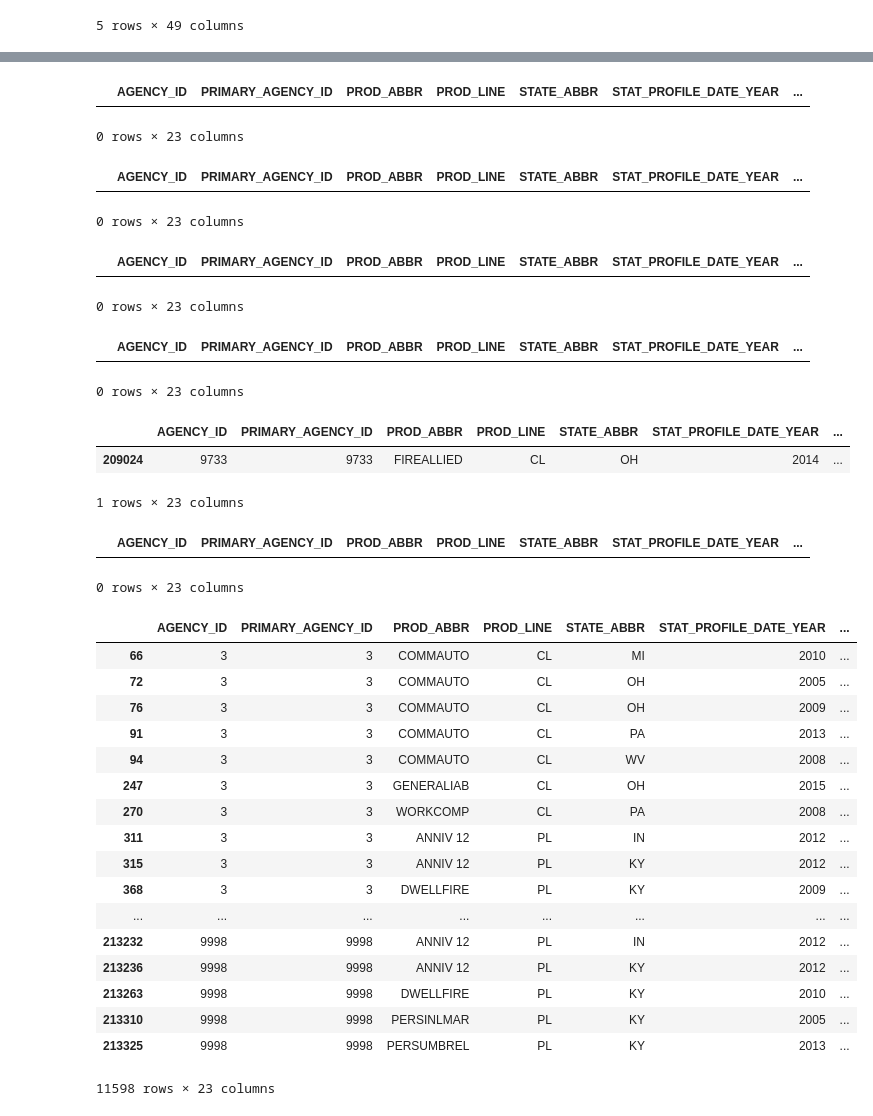
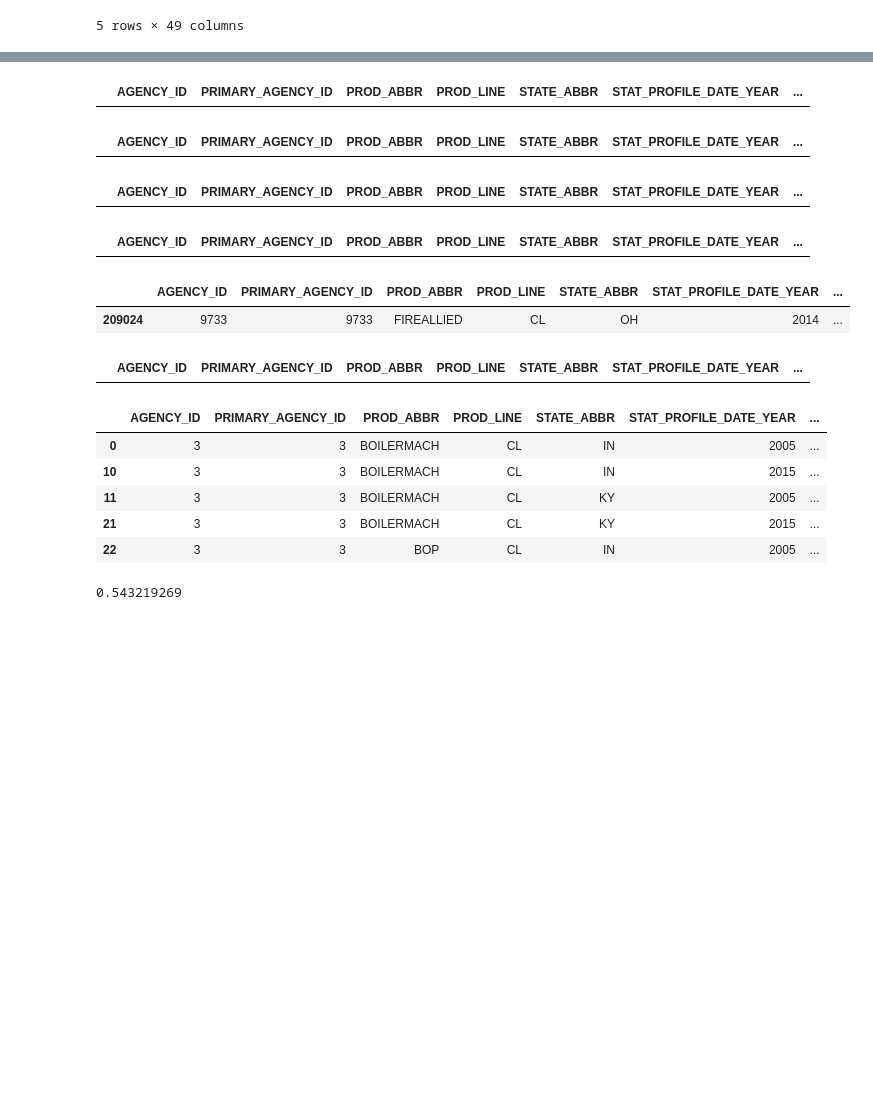
Before and after one commit to brownvarghese/Insurance-Agency-Performance-Analysis, a Jupyter notebook: Data cleaning & transformation/Datatransformation notebook.ipynb, the cells around one changed output, grey strips where cells are left out. Drawn from its saved outputs; the diff is of its cells as text; code cells hidden in the pictures; blank space fills up the shorter version.

```diff
--- a/Data cleaning & transformation/Datatransformation notebook.ipynb
+++ b/Data cleaning & transformation/Datatransformation notebook.ipynb
@@ -23,11 +23,8 @@ Ins_df.head()
 
 Updated_Ins_df = Ins_df[["AGENCY_ID","PRIMARY_AGENCY_ID","PROD_ABBR","PROD_LINE","STATE_ABBR",
                          "STAT_PROFILE_DATE_YEAR","NB_WRTN_PREM_AMT","WRTN_PREM_AMT",
-                         "PREV_WRTN_PREM_AMT","PRD_ERND_PREM_AMT","PRD_INCRD_LOSSES_AMT",
-                         "LOSS_RATIO_3YR","ACTIVE_PRODUCERS","MAX_AGE","MIN_AGE","VENDOR_IND","VENDOR",
-                         "PL_START_YEAR","PL_END_YEAR","COMMISIONS_START_YEAR","COMMISIONS_END_YEAR",
-                         "CL_START_YEAR","CL_END_YEAR"]]
+                         "LOSS_RATIO_3YR","GROWTH_RATE_3YR","ACTIVE_PRODUCERS","MAX_AGE","MIN_AGE","VENDOR_IND"]]
 
 Updated_Ins_df.head()
 
-Updated_Ins_df.to_csv('output.csv', index=False)
+#Updated_Ins_df.to_csv('output.csv', index=False)
@@ -68,7 +59,7 @@ Updated_Ins_df.loc[Updated_Ins_df['PRIMARY_AGENCY_ID'] == 99999]
 # %%
-# creat a new df where  PRIMARY_AGENCY_ID =99999 is ignored
+# creat a new df where  PRIMARY_AGENCY_ID =99999 exists
 
-new_df = Updated_Ins_df[Updated_Ins_df["PRIMARY_AGENCY_ID"] != 99999]
+new_df = Updated_Ins_df
 # %%
 # Locate value 99999 in PROD_ABBR
 
@@ -77,7 +68,6 @@ new_df.loc[new_df['PROD_ABBR'] == 99999]
 # THere are no values so we should be good.
 # %% [output]
 |  | AGENCY_ID | PRIMARY_AGENCY_ID | PROD_ABBR | PROD_LINE | STATE_ABBR | STAT_PROFILE_DATE_YEAR | ... |
-0 rows × 23 columns
 # %%
 # Locate value 99999 in PROD_LINE
 
@@ -86,7 +76,6 @@ new_df.loc[new_df['PROD_LINE'] == 99999]
 # THere are no values of 99999 so we should be good.
 # %% [output]
 |  | AGENCY_ID | PRIMARY_AGENCY_ID | PROD_ABBR | PROD_LINE | STATE_ABBR | STAT_PROFILE_DATE_YEAR | ... |
-0 rows × 23 columns
 # %%
 # Locate value 99999 in STATE_ABBR
 
@@ -95,7 +84,6 @@ new_df.loc[new_df['STATE_ABBR'] == 99999]
 # THere are no values of 99999 so we should be good.
 # %% [output]
 |  | AGENCY_ID | PRIMARY_AGENCY_ID | PROD_ABBR | PROD_LINE | STATE_ABBR | STAT_PROFILE_DATE_YEAR | ... |
-0 rows × 23 columns
 # %%
 # Locate value 99999 in STAT_PROFILE_DATE_YEAR
 
@@ -104,7 +92,6 @@ new_df.loc[new_df['STAT_PROFILE_DATE_YEAR'] == 99999]
 # THere are no values of 99999 so we should be good.
 # %% [output]
 |  | AGENCY_ID | PRIMARY_AGENCY_ID | PROD_ABBR | PROD_LINE | STATE_ABBR | STAT_PROFILE_DATE_YEAR | ... |
-0 rows × 23 columns
 # %%
 # Locate value 99999 in NB_WRTN_PREM_AMT
 
@@ -114,39 +101,30 @@ new_df.loc[new_df['NB_WRTN_PREM_AMT'] == 99999]
 # %% [output]
 |  | AGENCY_ID | PRIMARY_AGENCY_ID | PROD_ABBR | PROD_LINE | STATE_ABBR | STAT_PROFILE_DATE_YEAR | ... |
 | 209024 | 9733 | 9733 | FIREALLIED | CL | OH | 2014 | ... |
-1 rows × 23 columns
 # %%
 # Locate value 99999 in NB_WRTN_PREM_AMT
 
-new_df.loc[new_df['WRTN_PREM_AMT'] == 99999]
+new_df.loc[new_df['WRTN_PREM_AMT'] == 99999].head()
 
 # THere is no value with 99999
 # %% [output]
 |  | AGENCY_ID | PRIMARY_AGENCY_ID | PROD_ABBR | PROD_LINE | STATE_ABBR | STAT_PROFILE_DATE_YEAR | ... |
-0 rows × 23 columns
 # %%
 # Locate value 99999 in PREV_WRTN_PREM_AMT
 
-new_df.loc[new_df['PREV_WRTN_PREM_AMT'] == 99999]
+new_df.loc[new_df['LOSS_RATIO_3YR'] == 99999].head()
 
 # THere is 12000 rows value with 99999
 # %% [output]
 |  | AGENCY_ID | PRIMARY_AGENCY_ID | PROD_ABBR | PROD_LINE | STATE_ABBR | STAT_PROFILE_DATE_YEAR | ... |
-| 66 | 3 | 3 | COMMAUTO | CL | MI | 2010 | ... |
-| 72 | 3 | 3 | COMMAUTO | CL | OH | 2005 | ... |
-| 76 | 3 | 3 | COMMAUTO | CL | OH | 2009 | ... |
-| 91 | 3 | 3 | COMMAUTO | CL | PA | 2013 | ... |
-| 94 | 3 | 3 | COMMAUTO | CL | WV | 2008 | ... |
-| 247 | 3 | 3 | GENERALIAB | CL | OH | 2015 | ... |
-| 270 | 3 | 3 | WORKCOMP | CL | PA | 2008 | ... |
-| 311 | 3 | 3 | ANNIV 12 | PL | IN | 2012 | ... |
-| 315 | 3 | 3 | ANNIV 12 | PL | KY | 2012 | ... |
-| 368 | 3 | 3 | DWELLFIRE | PL | KY | 2009 | ... |
-| ... | ... | ... | ... | ... | ... | ... | ... |
-| 213232 | 9998 | 9998 | ANNIV 12 | PL | IN | 2012 | ... |
-| 213236 | 9998 | 9998 | ANNIV 12 | PL | KY | 2012 | ... |
-| 213263 | 9998 | 9998 | DWELLFIRE | PL | KY | 2010 | ... |
-| 213310 | 9998 | 9998 | PERSINLMAR | PL | KY | 2005 | ... |
-| 213325 | 9998 | 9998 | PERSUMBREL | PL | KY | 2013 | ... |
+| 0 | 3 | 3 | BOILERMACH | CL | IN | 2005 | ... |
+| 10 | 3 | 3 | BOILERMACH | CL | IN | 2015 | ... |
+| 11 | 3 | 3 | BOILERMACH | CL | KY | 2005 | ... |
+| 21 | 3 | 3 | BOILERMACH | CL | KY | 2015 | ... |
+| 22 | 3 | 3 | BOP | CL | IN | 2005 | ... |
-11598 rows × 23 columns
+# %%
+# Find out the median value of LOSS_RATIO_3YR
+new_df.LOSS_RATIO_3YR.median()
+# %% [output]
+0.543219269
 # %%
```
Also changed, not shown: parts of 17 cells of this notebook, 5 other files.
